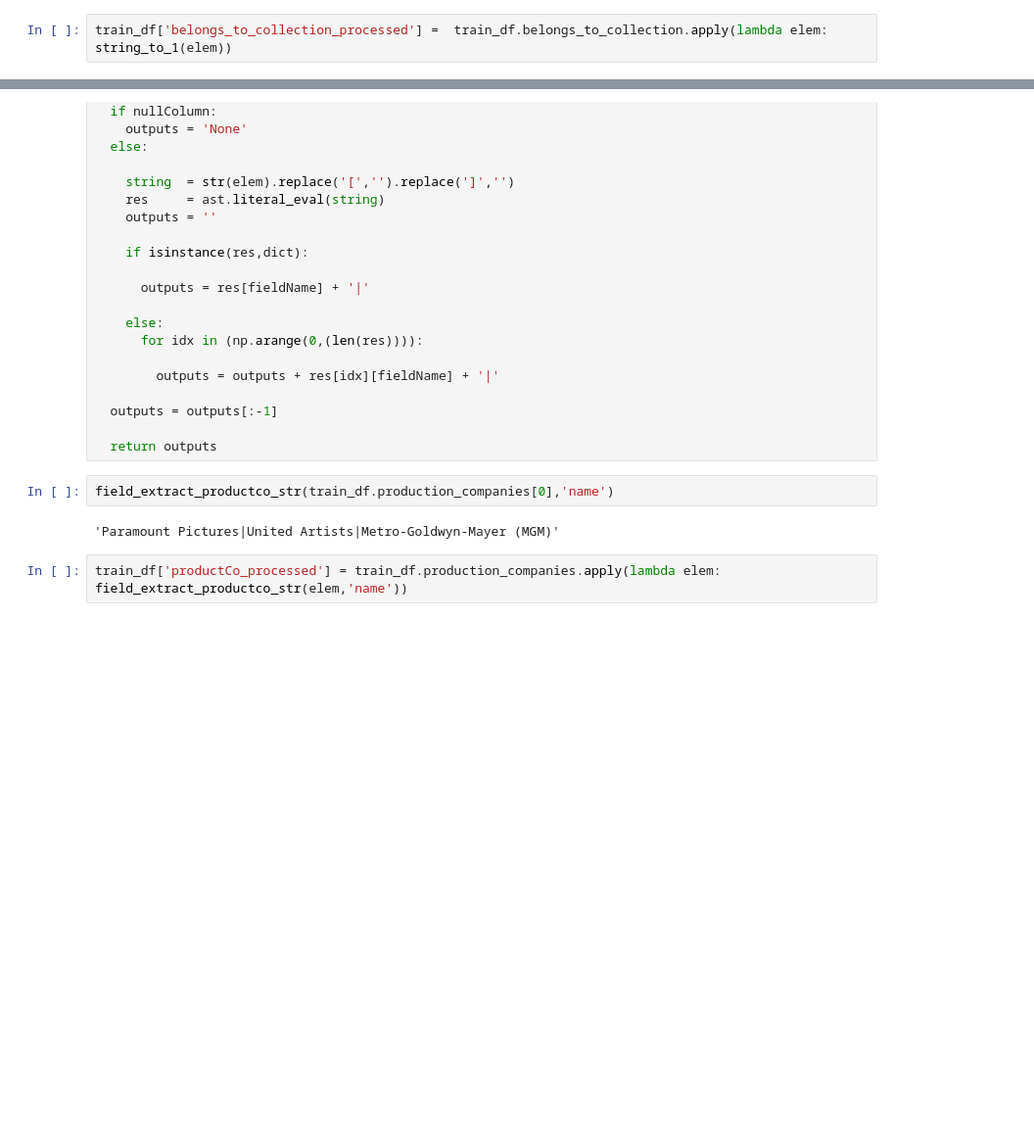
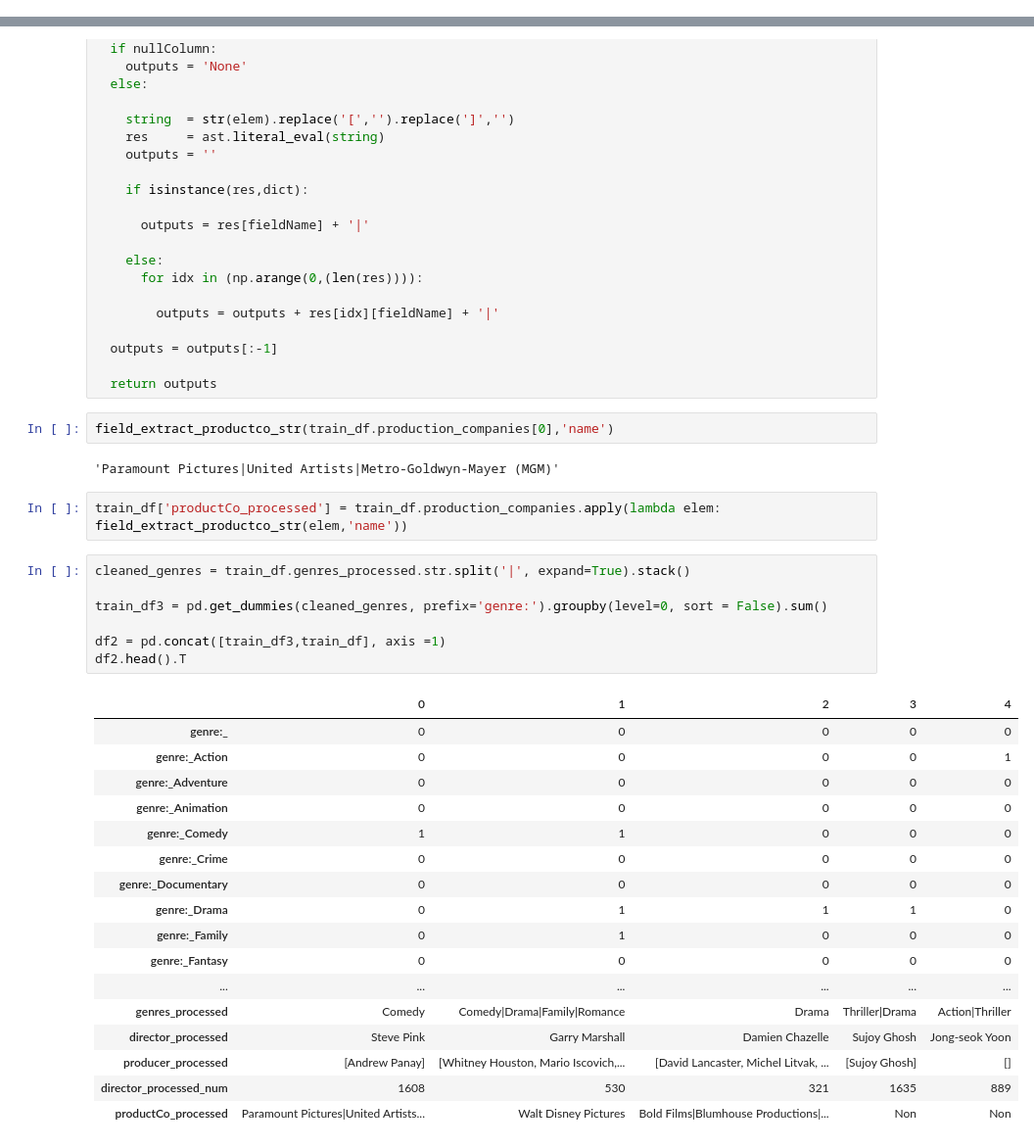
Before and after one commit to jolonia/Predicting-box-office-revenue, a Jupyter notebook: Project_3_Data_Cleaning_JO.ipynb, the cells around one changed output, grey strips where cells are left out. Shown: that part at 98% size. Drawn from its saved outputs; the diff is of its cells as text; blank space fills up the shorter version.

```diff
--- a/Project_3_Data_Cleaning_JO.ipynb
+++ b/Project_3_Data_Cleaning_JO.ipynb
@@ -324,8 +332,6 @@ def string_to_1(elem):
     elem1 = 0
 
   return elem
-# %%
-train_df['belongs_to_collection_processed'] =  train_df.belongs_to_collection.apply(lambda elem: string_to_1(elem))
 # %%
 train_df.head()
 # %% [output]
@@ -479,3 +485,28 @@ field_extract_productco_str(train_df.production_companies[0],'name')
 'Paramount Pictures|United Artists|Metro-Goldwyn-Mayer (MGM)'
 # %%
 train_df['productCo_processed'] = train_df.production_companies.apply(lambda elem: field_extract_productco_str(elem,'name'))
+# %%
+cleaned_genres = train_df.genres_processed.str.split('|', expand=True).stack()
+
+train_df3 = pd.get_dummies(cleaned_genres, prefix='genre:').groupby(level=0, sort = False).sum()
+
+df2 = pd.concat([train_df3,train_df], axis =1)
+df2.head().T
+# %% [output]
+|  | 0 | 1 | 2 | 3 | 4 |
+| genre:_ | 0 | 0 | 0 | 0 | 0 |
+| genre:_Action | 0 | 0 | 0 | 0 | 1 |
+| genre:_Adventure | 0 | 0 | 0 | 0 | 0 |
+| genre:_Animation | 0 | 0 | 0 | 0 | 0 |
+| genre:_Comedy | 1 | 1 | 0 | 0 | 0 |
+| genre:_Crime | 0 | 0 | 0 | 0 | 0 |
+| genre:_Documentary | 0 | 0 | 0 | 0 | 0 |
+| genre:_Drama | 0 | 1 | 1 | 1 | 0 |
+| genre:_Family | 0 | 1 | 0 | 0 | 0 |
+| genre:_Fantasy | 0 | 0 | 0 | 0 | 0 |
+| ... | ... | ... | ... | ... | ... |
+| genres_processed | Comedy | Comedy|Drama|Family|Romance | Drama | Thriller|Drama | Action|Thriller |
+| director_processed | Steve Pink | Garry Marshall | Damien Chazelle | Sujoy Ghosh | Jong-seok Yoon |
+| producer_processed | [Andrew Panay] | [Whitney Houston, Mario Iscovich,... | [David Lancaster, Michel Litvak, ... | [Sujoy Ghosh] | [] |
+| director_processed_num | 1608 | 530 | 321 | 1635 | 889 |
+| productCo_processed | Paramount Pictures|United Artists... | Walt Disney Pictures | Bold Films|Blumhouse Productions|... | Non | Non |
```
Also changed, not shown: parts of 34 cells of this notebook.
